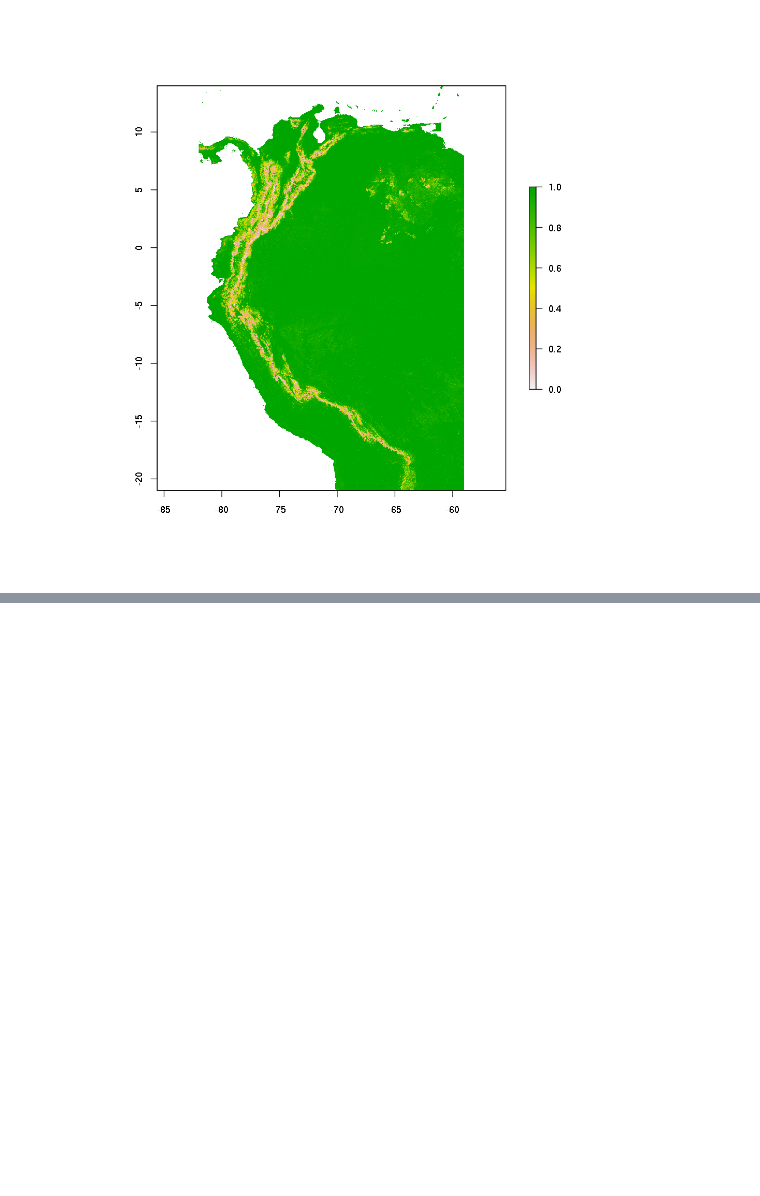
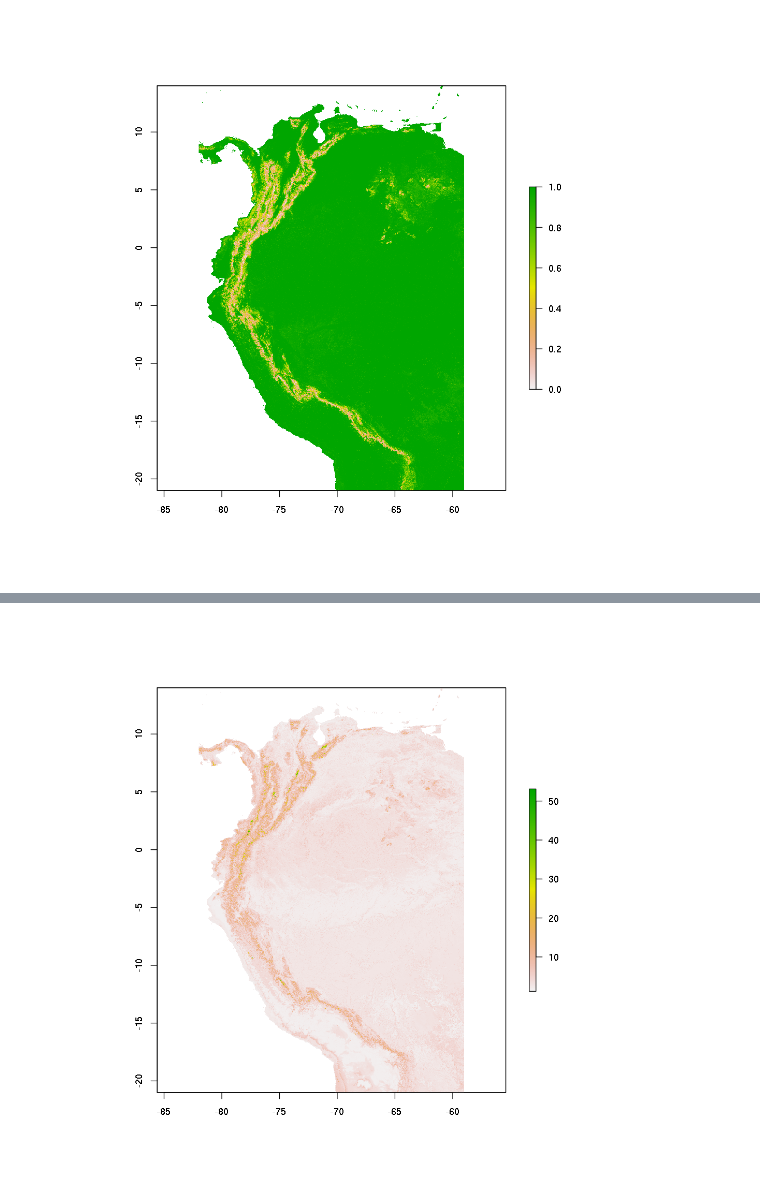
Before and after one commit to selvaje/SE_data, a Jupyter notebook: exercise/101_SDM1_MWood_Rmodel.ipynb, the cells around one changed output, grey strips where cells are left out. Cells and saved outputs as stored; diff of their text form; code cells hidden in the pictures; blank space fills up the shorter version.

```diff
--- a/exercise/101_SDM1_MWood_Rmodel.ipynb
+++ b/exercise/101_SDM1_MWood_Rmodel.ipynb
@@ -477,0 +519,3 @@ plot(pred.rf.prob)
+# %%
+occ_point_sel_predictor <- raster::extract(senv,occ_point_sel,sp=T)
+str(occ_point_sel_predictor)
@@ -477,0 +541,3 @@ plot(pred.rf.prob)
+# %%
+mdl.rf.occ <- randomForest( layer ~ cld + cld_ia + elev + forest , data=occ_point_sel_predictor )
+mdl.rf.occ
@@ -477,0 +553,6 @@ plot(pred.rf.prob)
+# %%
+pred.rf.occ <- raster::predict(senv , mdl.rf.occ , type='response')
+# %%
+plot(pred.rf.occ)
+# %% [output]
+[figure, added]
```
Also changed, not shown: parts of 16 cells of this notebook.
